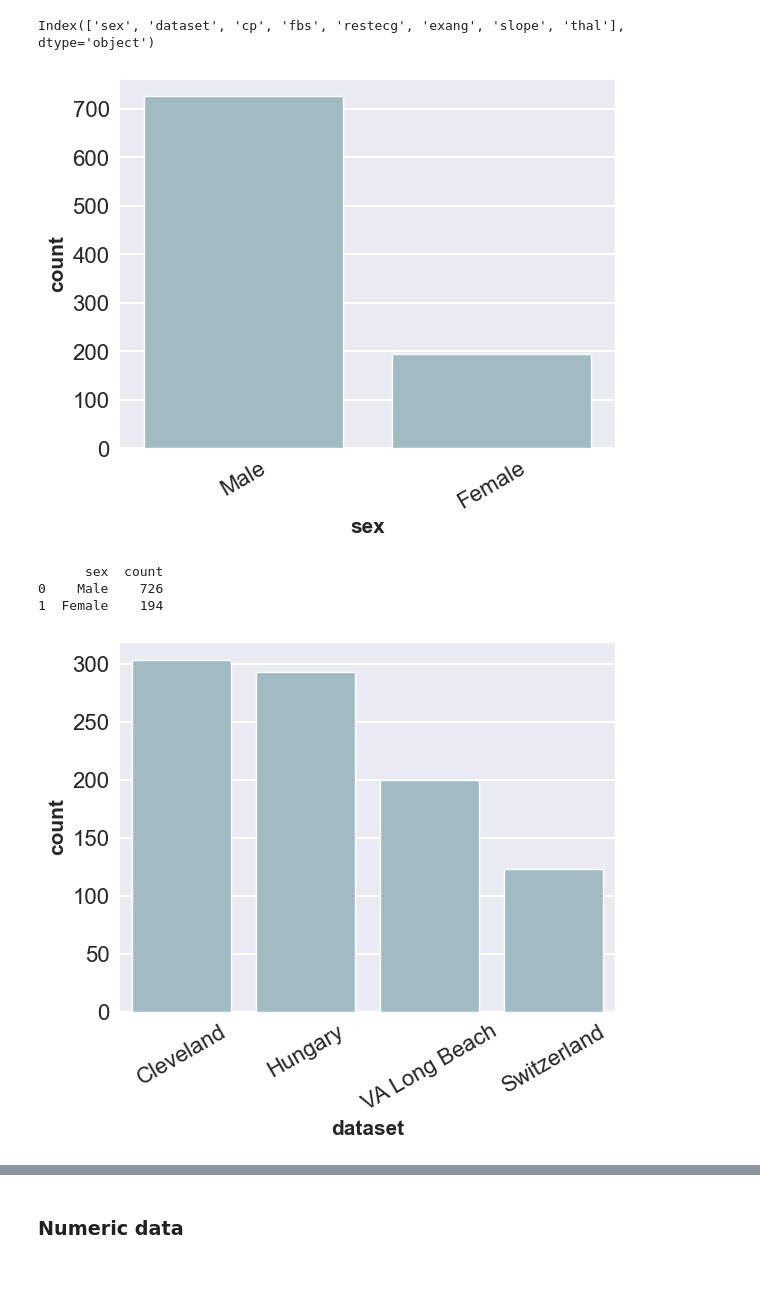
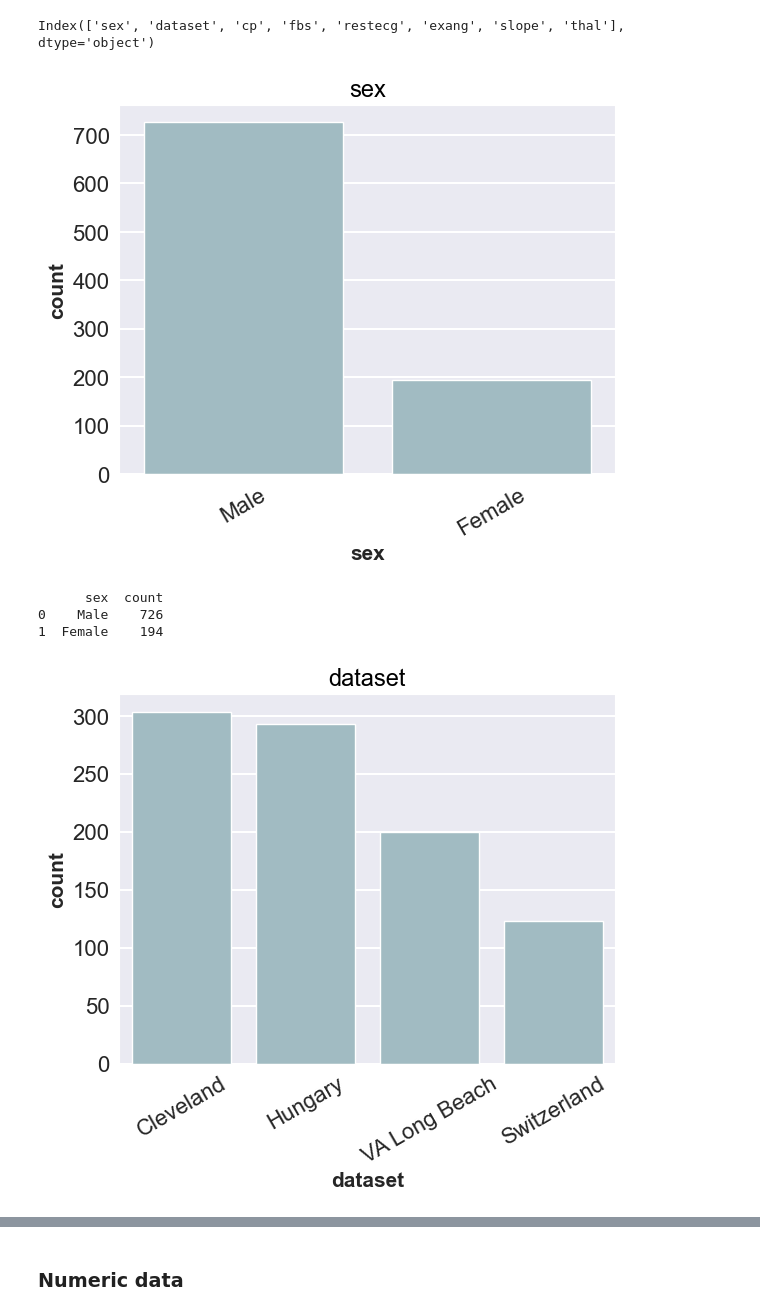
Before and after one commit to Pepi10/ML, a Jupyter notebook: ml_HeartDisease.ipynb, the cells around one changed output, grey strips where cells are left out. Saved outputs shown, nothing was run; the diff lists cells and outputs as text; code cells hidden in the pictures; blank space fills up the shorter version.

Commit message:
graph.txt_update

```diff
--- a/ml_HeartDisease.ipynb
+++ b/ml_HeartDisease.ipynb
@@ -131,20 +131,21 @@ Index(['sex', 'dataset', 'cp', 'fbs', 'restecg', 'exang', 'slope', 'thal'], dtyp
 # %%
 for num, col in enumerate((df_cat.columns)):
     try:
         num = df_cat[col].value_counts().reset_index()
         sns.barplot(data = df_cat, x = num[col], y = num['count'], color = '#9BBEC8')
         plt.xticks(rotation = 30)
+        plt.title(col)
         plt.show()
         print(num)
     except:
         print(col)
         pass
 # %% [output]
-[figure, old version]
+[figure, new version]
       sex  count
 0    Male    726
 1  Female    194
-[figure, old version]
+[figure, new version]
          dataset  count
 0      Cleveland    304
 1        Hungary    293
```
Also changed, not shown: parts of 3 cells of this notebook, 1 other file.
